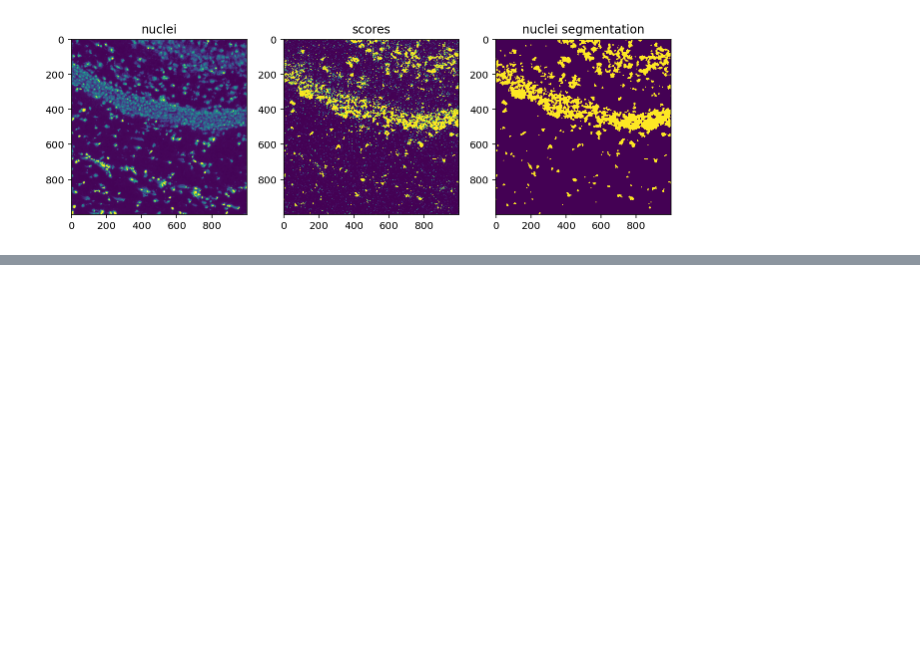
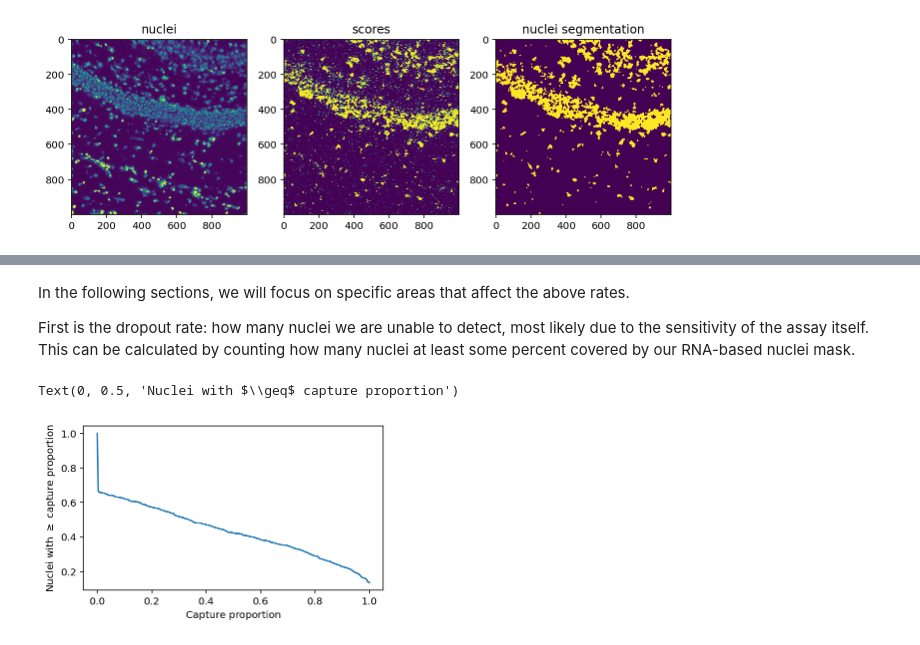
Before and after one commit to aristoteleo/spateo-notebooks, a Jupyter notebook: nuclei_segmentation.ipynb, the cells around one changed output, grey strips where cells are left out. Cells and saved outputs as stored; diff of their text form; code cells hidden in the pictures; blank space fills up the shorter version.

```diff
--- a/nuclei_segmentation.ipynb
+++ b/nuclei_segmentation.ipynb
@@ -170,0 +206,24 @@ Text(0.5, 1.0, 'final segmentation')
+# %% [markdown]
+In the following sections, we will focus on specific areas that affect the above rates.
+
+First is the dropout rate: how many nuclei we are unable to detect, most likely due to the sensitivity of the assay itself. This can be calculated by counting how many nuclei at least some percent covered by our RNA-based nuclei mask.
+# %%
+labels = np.unique(watershed)[1:]
+props = []
+for label in labels:
+    label_mask = watershed == label
+    area = label_mask.sum()
+
+    intersect = label_mask & est_watershed_mask
+    intersect_area = intersect.sum()
+
+    props.append(intersect_area / area)
+
+unique, counts = np.unique(props, return_counts=True)
+fig, ax = plt.subplots(figsize=(5, 3), tight_layout=True)
+ax.plot(unique, np.cumsum(counts[::-1])[::-1] / len(props))
+ax.set_xlabel('Capture proportion')
+ax.set_ylabel('Nuclei with $\geq$ capture proportion')
+# %% [output]
+Text(0, 0.5, 'Nuclei with $\\geq$ capture proportion')
+[figure, added]
```
Also changed, not shown: parts of 10 cells of this notebook.
